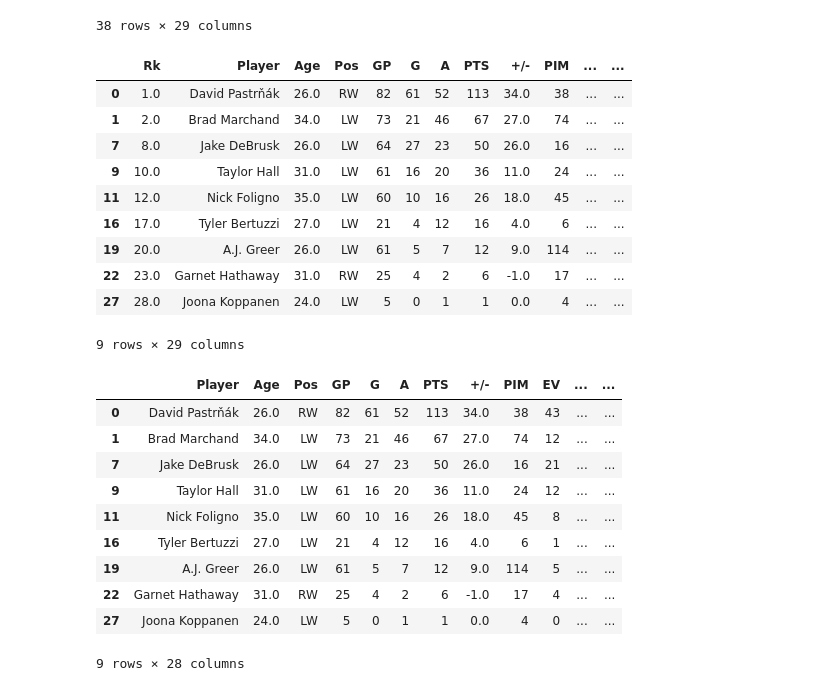
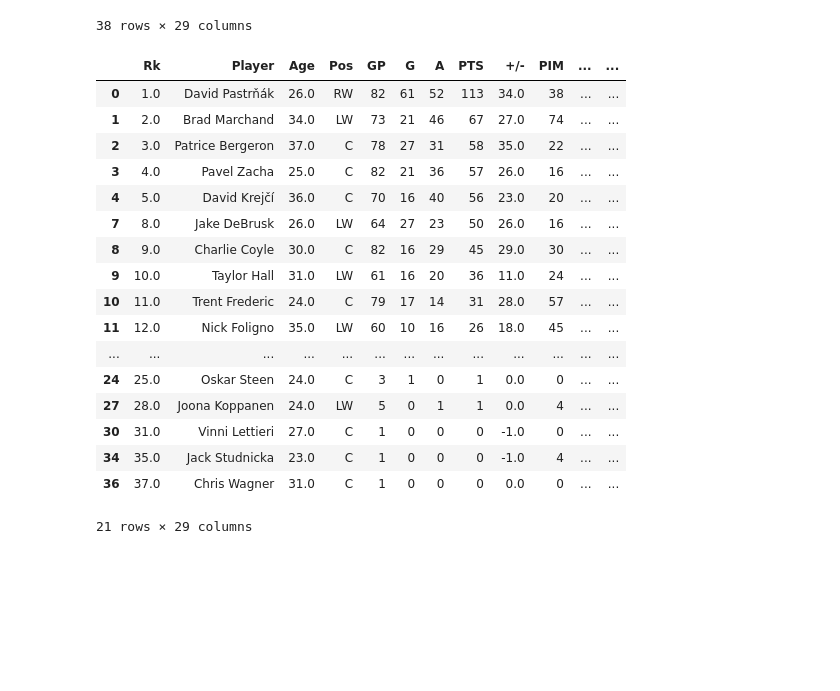
Before and after one commit to Taleb88/web_scraping_nhl, a Jupyter notebook: bruins/web_scraping_nhl.ipynb, the cells around one changed output. Cells and saved outputs as stored; diff of their text form; code cells hidden in the pictures; blank space fills up the shorter version.

Commit message:
Fourth commit - Updated Bruins wingers data, now including centers, thus creating a csv and xlsx file exclusively containing data pertaining to forwards

```diff
--- a/bruins/web_scraping_nhl.ipynb
+++ b/bruins/web_scraping_nhl.ipynb
@@ -267,19 +267,26 @@ df
 | 37 | NaN | Team Total | NaN | NaN | 82 | 301 | 515 | 816 | 487.0 | 847 | ... | ... |
 38 rows × 29 columns
 # %%
-wingers_df = df.loc[(df['Pos'] == 'RW') | (df['Pos'] == 'LW')]
+forwards_df = df.loc[(df['Pos'] == 'RW') | (df['Pos'] == 'LW') | (df['Pos'] == 'C')]
-# %%
-wingers_df
-# %% [output]
-|  | Rk | Player | Age | Pos | GP | G | A | PTS | +/- | PIM | ... | ... |
-| 0 | 1.0 | David Pastrňák | 26.0 | RW | 82 | 61 | 52 | 113 | 34.0 | 38 | ... | ... |
-| 1 | 2.0 | Brad Marchand | 34.0 | LW | 73 | 21 | 46 | 67 | 27.0 | 74 | ... | ... |
-| 7 | 8.0 | Jake DeBrusk | 26.0 | LW | 64 | 27 | 23 | 50 | 26.0 | 16 | ... | ... |
-| 9 | 10.0 | Taylor Hall | 31.0 | LW | 61 | 16 | 20 | 36 | 11.0 | 24 | ... | ... |
-| 11 | 12.0 | Nick Foligno | 35.0 | LW | 60 | 10 | 16 | 26 | 18.0 | 45 | ... | ... |
-| 16 | 17.0 | Tyler Bertuzzi | 27.0 | LW | 21 | 4 | 12 | 16 | 4.0 | 6 | ... | ... |
-| 19 | 20.0 | A.J. Greer | 26.0 | LW | 61 | 5 | 7 | 12 | 9.0 | 114 | ... | ... |
-| 22 | 23.0 | Garnet Hathaway | 31.0 | RW | 25 | 4 | 2 | 6 | -1.0 | 17 | ... | ... |
-| 27 | 28.0 | Joona Koppanen | 24.0 | LW | 5 | 0 | 1 | 1 | 0.0 | 4 | ... | ... |
-9 rows × 29 columns
+# %%
+forwards_df
+# %% [output]
+|  | Rk | Player | Age | Pos | GP | G | A | PTS | +/- | PIM | ... | ... |
+| 0 | 1.0 | David Pastrňák | 26.0 | RW | 82 | 61 | 52 | 113 | 34.0 | 38 | ... | ... |
+| 1 | 2.0 | Brad Marchand | 34.0 | LW | 73 | 21 | 46 | 67 | 27.0 | 74 | ... | ... |
+| 2 | 3.0 | Patrice Bergeron | 37.0 | C | 78 | 27 | 31 | 58 | 35.0 | 22 | ... | ... |
+| 3 | 4.0 | Pavel Zacha | 25.0 | C | 82 | 21 | 36 | 57 | 26.0 | 16 | ... | ... |
+| 4 | 5.0 | David Krejčí | 36.0 | C | 70 | 16 | 40 | 56 | 23.0 | 20 | ... | ... |
+| 7 | 8.0 | Jake DeBrusk | 26.0 | LW | 64 | 27 | 23 | 50 | 26.0 | 16 | ... | ... |
+| 8 | 9.0 | Charlie Coyle | 30.0 | C | 82 | 16 | 29 | 45 | 29.0 | 30 | ... | ... |
+| 9 | 10.0 | Taylor Hall | 31.0 | LW | 61 | 16 | 20 | 36 | 11.0 | 24 | ... | ... |
+| 10 | 11.0 | Trent Frederic | 24.0 | C | 79 | 17 | 14 | 31 | 28.0 | 57 | ... | ... |
+| 11 | 12.0 | Nick Foligno | 35.0 | LW | 60 | 10 | 16 | 26 | 18.0 | 45 | ... | ... |
+| ... | ... | ... | ... | ... | ... | ... | ... | ... | ... | ... | ... | ... |
+| 24 | 25.0 | Oskar Steen | 24.0 | C | 3 | 1 | 0 | 1 | 0.0 | 0 | ... | ... |
+| 27 | 28.0 | Joona Koppanen | 24.0 | LW | 5 | 0 | 1 | 1 | 0.0 | 4 | ... | ... |
+| 30 | 31.0 | Vinni Lettieri | 27.0 | C | 1 | 0 | 0 | 0 | -1.0 | 0 | ... | ... |
+| 34 | 35.0 | Jack Studnicka | 23.0 | C | 1 | 0 | 0 | 0 | -1.0 | 4 | ... | ... |
+| 36 | 37.0 | Chris Wagner | 31.0 | C | 1 | 0 | 0 | 0 | 0.0 | 0 | ... | ... |
+21 rows × 29 columns
 # %%
@@ -287,14 +293,0 @@ del wingers_df['Rk']
-# %%
-wingers_df
-# %% [output]
-|  | Player | Age | Pos | GP | G | A | PTS | +/- | PIM | EV | ... | ... |
-| 0 | David Pastrňák | 26.0 | RW | 82 | 61 | 52 | 113 | 34.0 | 38 | 43 | ... | ... |
-| 1 | Brad Marchand | 34.0 | LW | 73 | 21 | 46 | 67 | 27.0 | 74 | 12 | ... | ... |
-| 7 | Jake DeBrusk | 26.0 | LW | 64 | 27 | 23 | 50 | 26.0 | 16 | 21 | ... | ... |
-| 9 | Taylor Hall | 31.0 | LW | 61 | 16 | 20 | 36 | 11.0 | 24 | 12 | ... | ... |
-| 11 | Nick Foligno | 35.0 | LW | 60 | 10 | 16 | 26 | 18.0 | 45 | 8 | ... | ... |
-| 16 | Tyler Bertuzzi | 27.0 | LW | 21 | 4 | 12 | 16 | 4.0 | 6 | 1 | ... | ... |
-| 19 | A.J. Greer | 26.0 | LW | 61 | 5 | 7 | 12 | 9.0 | 114 | 5 | ... | ... |
-| 22 | Garnet Hathaway | 31.0 | RW | 25 | 4 | 2 | 6 | -1.0 | 17 | 4 | ... | ... |
-| 27 | Joona Koppanen | 24.0 | LW | 5 | 0 | 1 | 1 | 0.0 | 4 | 0 | ... | ... |
-9 rows × 28 columns
```
Also changed, not shown: parts of 3 cells of this notebook, 4 other files.
